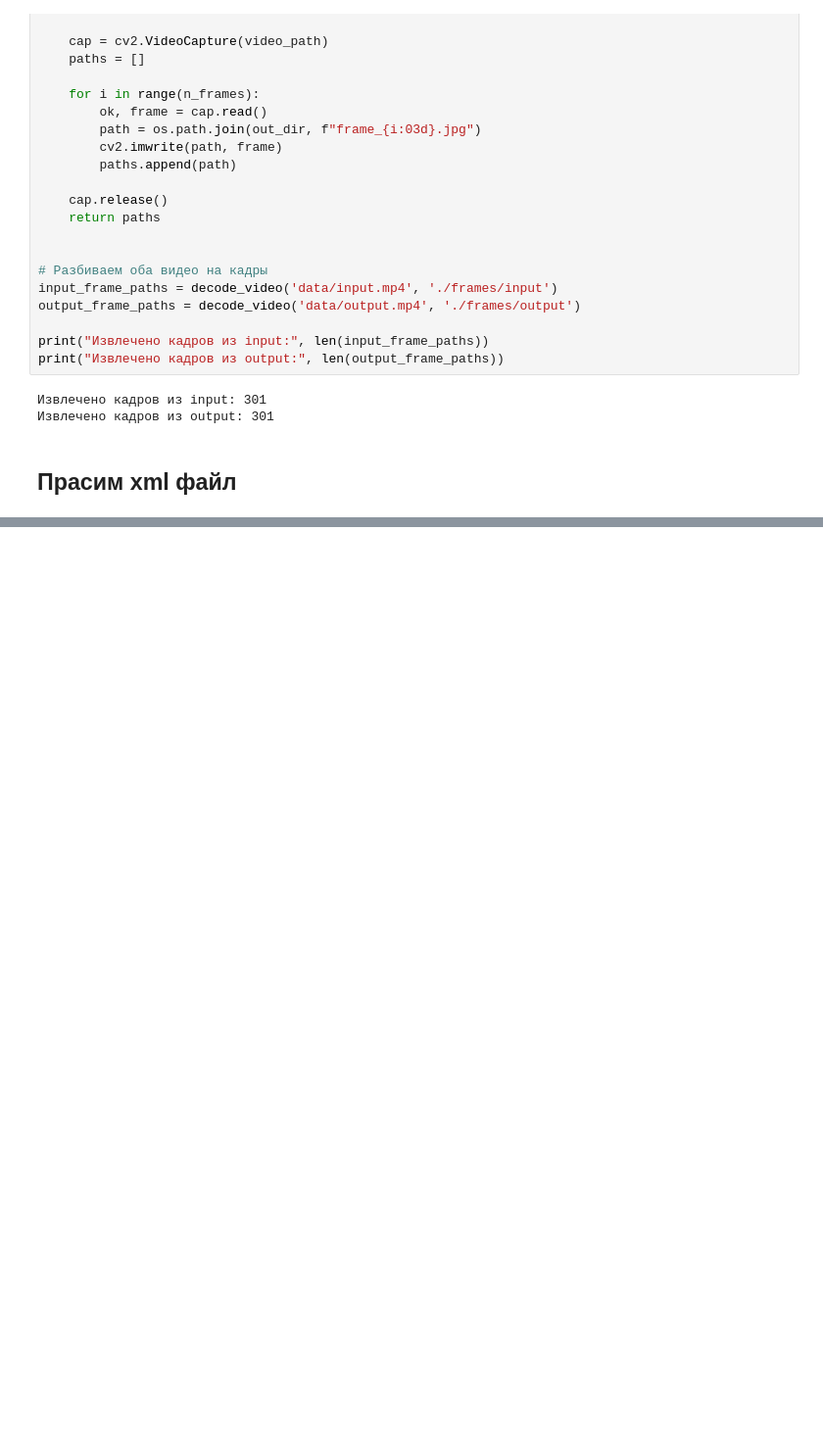
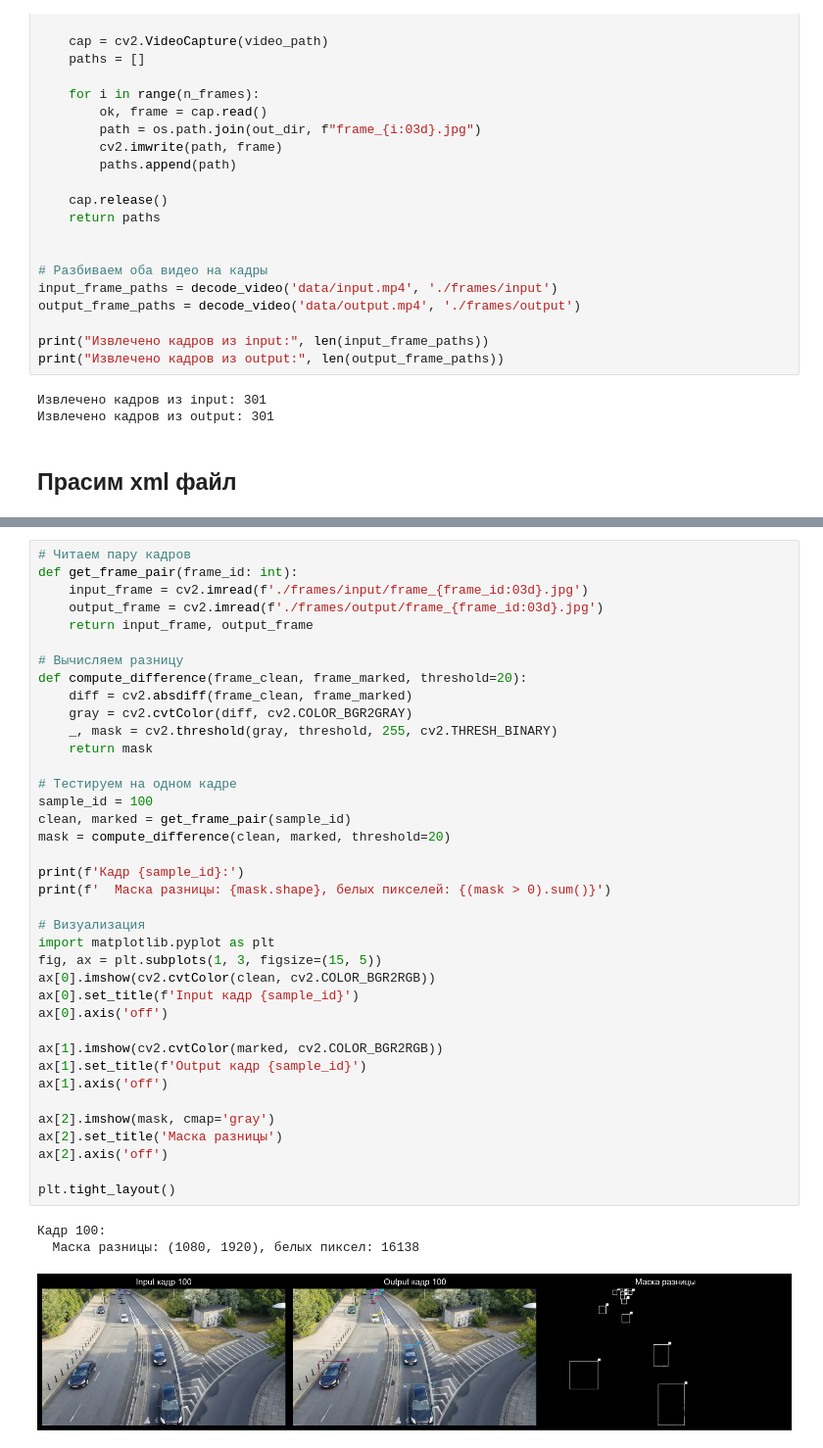
Before and after one commit to VladislavIlin7/pyhton_frameworks, a Jupyter notebook: lab_3/main.ipynb, the cells around one changed output, grey strips where cells are left out. Shown at 98% size. Drawn from its saved outputs; the diff is of its cells as text; blank space fills up the shorter version.

```diff
--- a/lab_3/main.ipynb
+++ b/lab_3/main.ipynb
@@ -147,0 +142,42 @@ print(f'Максимум объектов в одном кадре: {max(boxes_p
+# %%
+# Читаем пару кадров
+def get_frame_pair(frame_id: int):
+    input_frame = cv2.imread(f'./frames/input/frame_{frame_id:03d}.jpg')
+    output_frame = cv2.imread(f'./frames/output/frame_{frame_id:03d}.jpg')
+    return input_frame, output_frame
+
+# Вычисляем разницу
+def compute_difference(frame_clean, frame_marked, threshold=20):
+    diff = cv2.absdiff(frame_clean, frame_marked)
+    gray = cv2.cvtColor(diff, cv2.COLOR_BGR2GRAY)
+    _, mask = cv2.threshold(gray, threshold, 255, cv2.THRESH_BINARY)
+    return mask
+
+# Тестируем на одном кадре
+sample_id = 100
+clean, marked = get_frame_pair(sample_id)
+mask = compute_difference(clean, marked, threshold=20)
+
+print(f'Кадр {sample_id}:')
+print(f'  Маска разницы: {mask.shape}, белых пикселей: {(mask > 0).sum()}')
+
+# Визуализация
+import matplotlib.pyplot as plt
+fig, ax = plt.subplots(1, 3, figsize=(15, 5))
+ax[0].imshow(cv2.cvtColor(clean, cv2.COLOR_BGR2RGB))
+ax[0].set_title(f'Input кадр {sample_id}')
+ax[0].axis('off')
+
+ax[1].imshow(cv2.cvtColor(marked, cv2.COLOR_BGR2RGB))
+ax[1].set_title(f'Output кадр {sample_id}')
+ax[1].axis('off')
+
+ax[2].imshow(mask, cmap='gray')
+ax[2].set_title('Маска разницы')
+ax[2].axis('off')
+
+plt.tight_layout()
+# %% [output]
+Кадр 100:
+  Маска разницы: (1080, 1920), белых пиксел: 16138
+[figure, added]
```
Also changed, not shown: parts of 25 cells of this notebook, 4 other files.
